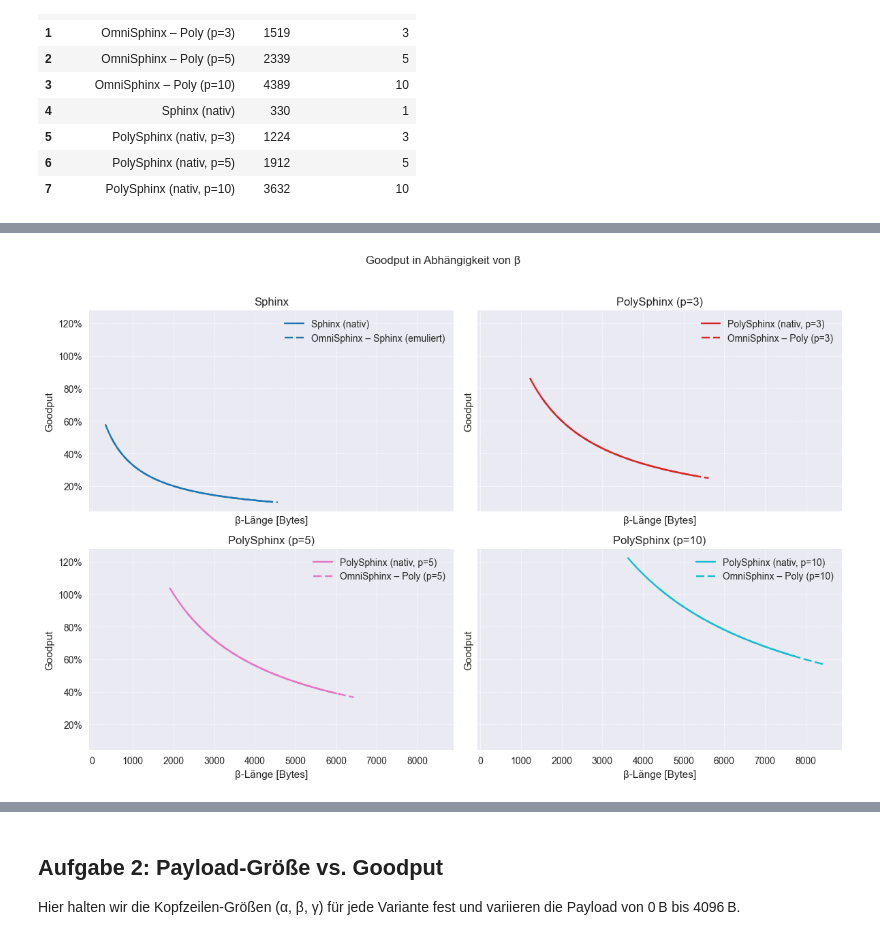
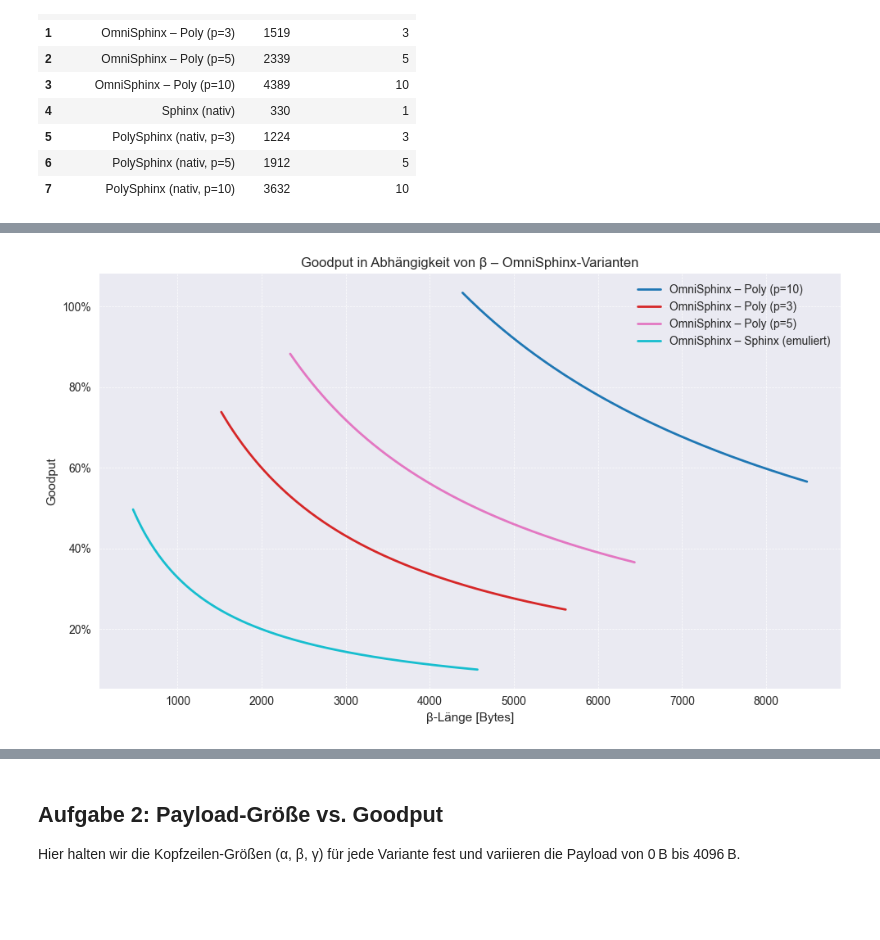
Before and after one commit to kit-ps/OmniSphinx, a Jupyter notebook: size_evaluation.ipynb, the cells around one changed output, grey strips where cells are left out. Cells and saved outputs as stored; diff of their text form; code cells hidden in the pictures; blank space fills up the shorter version.

Commit message:
Reduce some useless plots

```diff
--- a/size_evaluation.ipynb
+++ b/size_evaluation.ipynb
@@ -255,11 +255,14 @@ BETA_EXTRA_MAX_BYTES = 4096
 BETA_STEP_BYTES = 16
 
 payload_bits_task1 = bytes_to_bits(PAYLOAD_TASK1_BYTES)
+omni_variants = {key: variant for key, variant in variants.items() if variant.kind == "omni"}
+
+if not omni_variants:
+    raise ValueError("Es stehen keine OmniSphinx-Varianten zur Verfügung.")
+
 beta_goodput_records = []
 
-variant_families = []
-variant_families = []
-for key, variant in variants.items():
+for key, variant in omni_variants.items():
     replication_factor = variant.p if variant.p is not None else 1
     beta_min_bits = variant.beta_min
     beta_min_bytes = bits_to_full_bytes(beta_min_bits)
@@ -284,115 +287,50 @@ for key, variant in variants.items():
     if not valid_beta_bytes:
         continue
 
-    family = "Sphinx" if variant.p is None else f"PolySphinx (p={variant.p})"
-    if family not in variant_families:
-        variant_families.append(family)
-
     beta_goodput_records.append(
         pd.DataFrame(
             {
                 "Variante": variant.name,
-                "Variantenfamilie": family,
-                "Kind": variant.kind,
                 "β [B]": valid_beta_bytes,
                 "Goodput": goodput_values,
             }
         )
     )
 
 if not beta_goodput_records:
-    raise ValueError("Es stehen keine gültigen β-Werte zur Verfügung.")
+    raise ValueError("Es stehen keine gültigen β-Werte für OmniSphinx zur Verfügung.")
 
 beta_goodput_df = (
     pd.concat(beta_goodput_records, ignore_index=True)
-    .sort_values(["Variantenfamilie", "Kind", "β [B]"])
+    .sort_values(["Variante", "β [B]"])
     .reset_index(drop=True)
 )
 
-line_styles = {"native": "-", "omni": (0, (5, 2))}
-family_colors = dict(
-    zip(
-        variant_families,
-        plt.cm.tab10(np.linspace(0, 1, max(1, len(variant_families)))),
-    )
-)
-variant_colors = dict(
+fig, ax = plt.subplots(figsize=(10, 6))
+color_map = dict(
     zip(
         beta_goodput_df["Variante"].unique(),
-        plt.cm.tab20(np.linspace(0, 1, beta_goodput_df["Variante"].nunique())),
+        plt.cm.tab10(np.linspace(0, 1, beta_goodput_df["Variante"].nunique())),
     )
 )
 
-# Bisherige Ansicht nach Variantenfamilien
-ncols = 2
-nrows = math.ceil(len(variant_families) / ncols)
-fig, axes = plt.subplots(nrows, ncols, figsize=(12, 8), sharex=True, sharey=True)
-axes = np.array(axes).reshape(-1)
-
-for ax, family in zip(axes, variant_families):
-    subset = beta_goodput_df[beta_goodput_df["Variantenfamilie"] == family]
-    for kind, group in subset.groupby("Kind"):
-        sorted_group = group.sort_values("β [B]")
-        ax.plot(
-            sorted_group["β [B]"],
-            sorted_group["Goodput"],
-            label=sorted_group["Variante"].iloc[0],
-            color=family_colors[family],
-            linestyle=line_styles.get(kind, "-"),
-        )
-    ax.set_title(family)
-    ax.set_xlabel("β-Länge [Bytes]")
-    ax.set_ylabel("Goodput")
-    ax.yaxis.set_major_formatter(mtick.PercentFormatter(1.0))
-    ax.grid(True, which="both", linestyle="--", linewidth=0.5)
-    ax.legend()
-
-for ax in axes[len(variant_families):]:
-    ax.set_visible(False)
-
-fig.suptitle("Goodput in Abhängigkeit von β")
-fig.tight_layout(rect=(0, 0, 1, 0.96))
-plt.show()
-
-# Einzelansicht je Variante
-for variant_name, group in beta_goodput_df.groupby("Variante"):
-    sorted_group = group.sort_values("β [B]")
-    fig, ax = plt.subplots(figsize=(6, 4))
-    ax.plot(
-        sorted_group["β [B]"],
-        sorted_group["Goodput"],
-        color=variant_colors[variant_name],
-        linestyle=line_styles.get(sorted_group["Kind"].iloc[0], "-"),
-        label=variant_name,
-    )
-    ax.set_title(f"Goodput je Variante – {variant_name}")
-    ax.set_xlabel("β-Länge [Bytes]")
-    ax.set_ylabel("Goodput")
-    ax.yaxis.set_major_formatter(mtick.PercentFormatter(1.0))
-    ax.grid(True, which="both", linestyle="--", linewidth=0.5)
-    ax.legend()
-    fig.tight_layout()
-    plt.show()
-
-# Gesamtansicht aller Varianten
-fig, ax = plt.subplots(figsize=(12, 6))
 for variant_name, group in beta_goodput_df.groupby("Variante"):
     sorted_group = group.sort_values("β [B]")
     ax.plot(
         sorted_group["β [B]"],
         sorted_group["Goodput"],
         label=variant_name,
-        color=variant_colors[variant_name],
-        linestyle=line_styles.get(sorted_group["Kind"].iloc[0], "-"),
+        color=color_map[variant_name],
+        linewidth=2,
     )
 
-ax.set_title("Goodput in Abhängigkeit von β – alle Varianten")
+ax.set_title("Goodput in Abhängigkeit von β – OmniSphinx-Varianten")
 ax.set_xlabel("β-Länge [Bytes]")
 ax.set_ylabel("Goodput")
 ax.yaxis.set_major_formatter(mtick.PercentFormatter(1.0))
 ax.grid(True, which="both", linestyle="--", linewidth=0.5)
-ax.legend(ncol=2)
+ax.legend()
 fig.tight_layout()
 plt.show()
 # %% [output]
-[figure, old version]
+[figure, new version]
```
Also changed, not shown: parts of 2 cells of this notebook.
